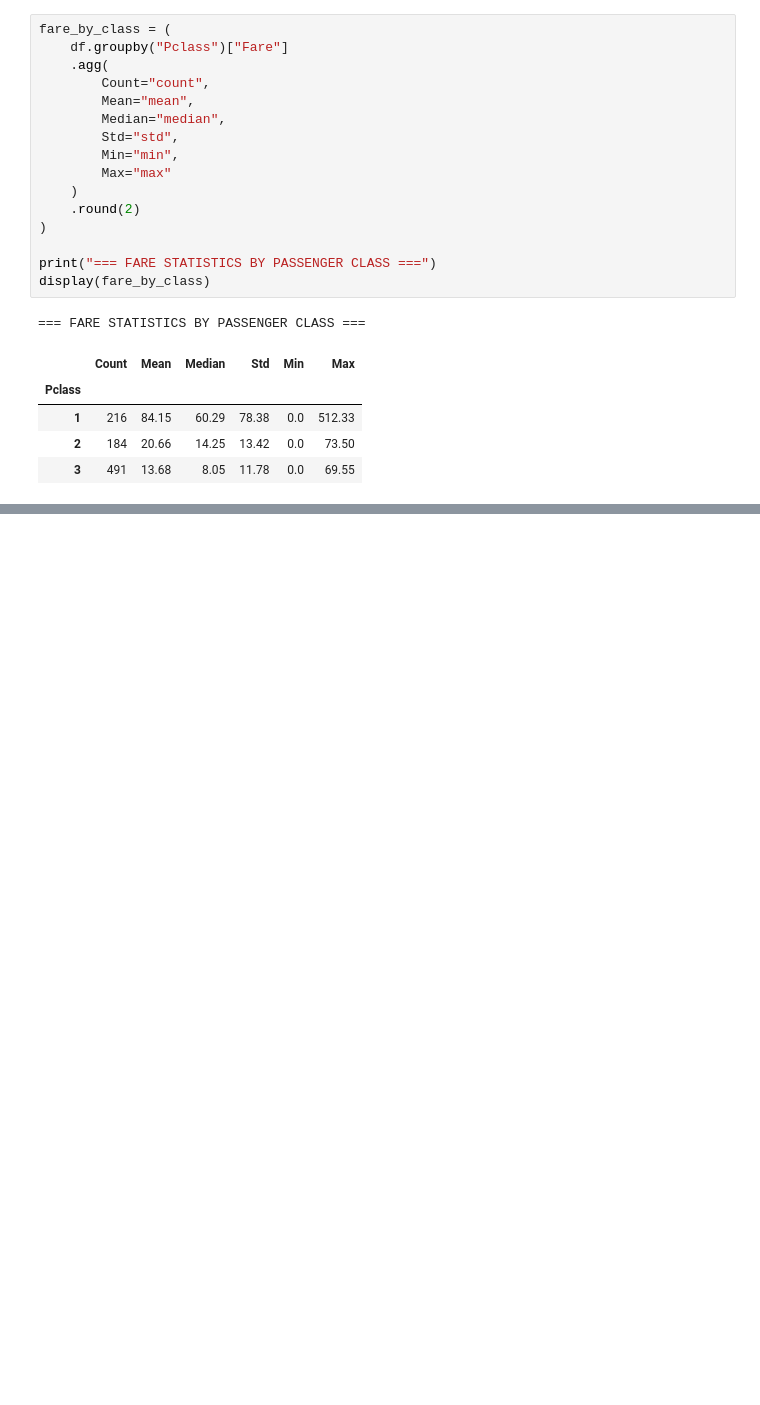
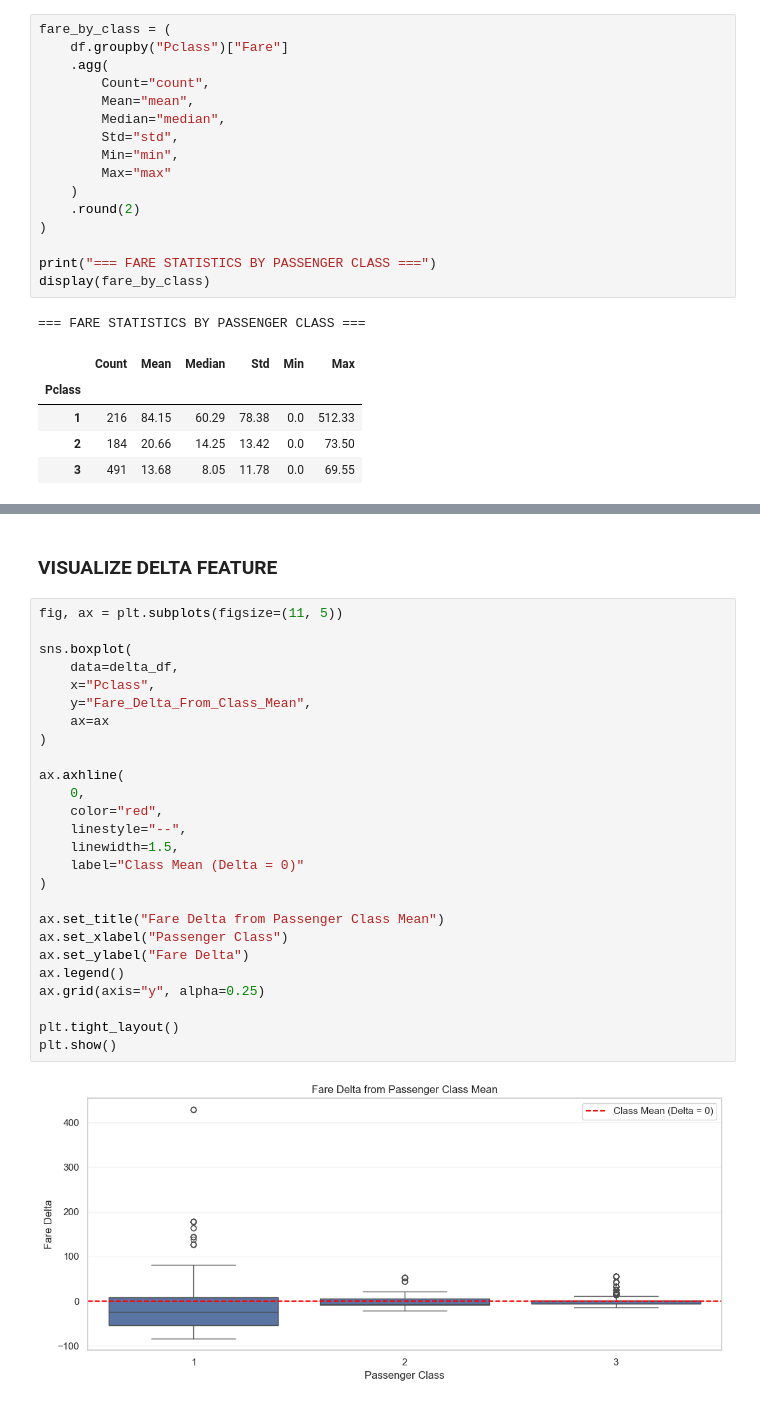
Before and after one commit to bibo0610/language-identification-translator, a Jupyter notebook: notebooks/Titanic_Chapter2_Feature_Engineering.ipynb, the cells around one changed output, grey strips where cells are left out. Cells and saved outputs as stored; diff of their text form; blank space fills up the shorter version.

```diff
--- a/notebooks/Titanic_Chapter2_Feature_Engineering.ipynb
+++ b/notebooks/Titanic_Chapter2_Feature_Engineering.ipynb
@@ -560,0 +807,30 @@ display(fare_by_class)
+# %% [markdown]
+### VISUALIZE DELTA FEATURE
+# %%
+fig, ax = plt.subplots(figsize=(11, 5))
+
+sns.boxplot(
+    data=delta_df,
+    x="Pclass",
+    y="Fare_Delta_From_Class_Mean",
+    ax=ax
+)
+
+ax.axhline(
+    0,
+    color="red",
+    linestyle="--",
+    linewidth=1.5,
+    label="Class Mean (Delta = 0)"
+)
+
+ax.set_title("Fare Delta from Passenger Class Mean")
+ax.set_xlabel("Passenger Class")
+ax.set_ylabel("Fare Delta")
+ax.legend()
+ax.grid(axis="y", alpha=0.25)
+
+plt.tight_layout()
+plt.show()
+# %% [output]
+[figure, added]
```
Also changed, not shown: parts of 13 cells of this notebook.
